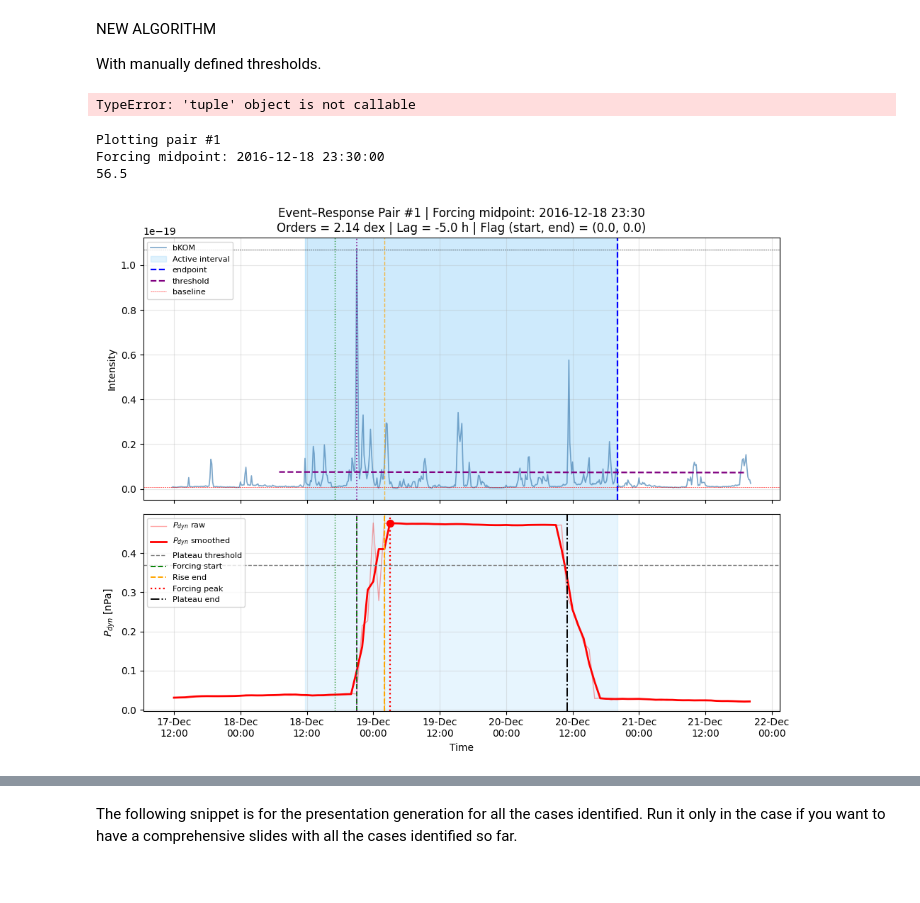
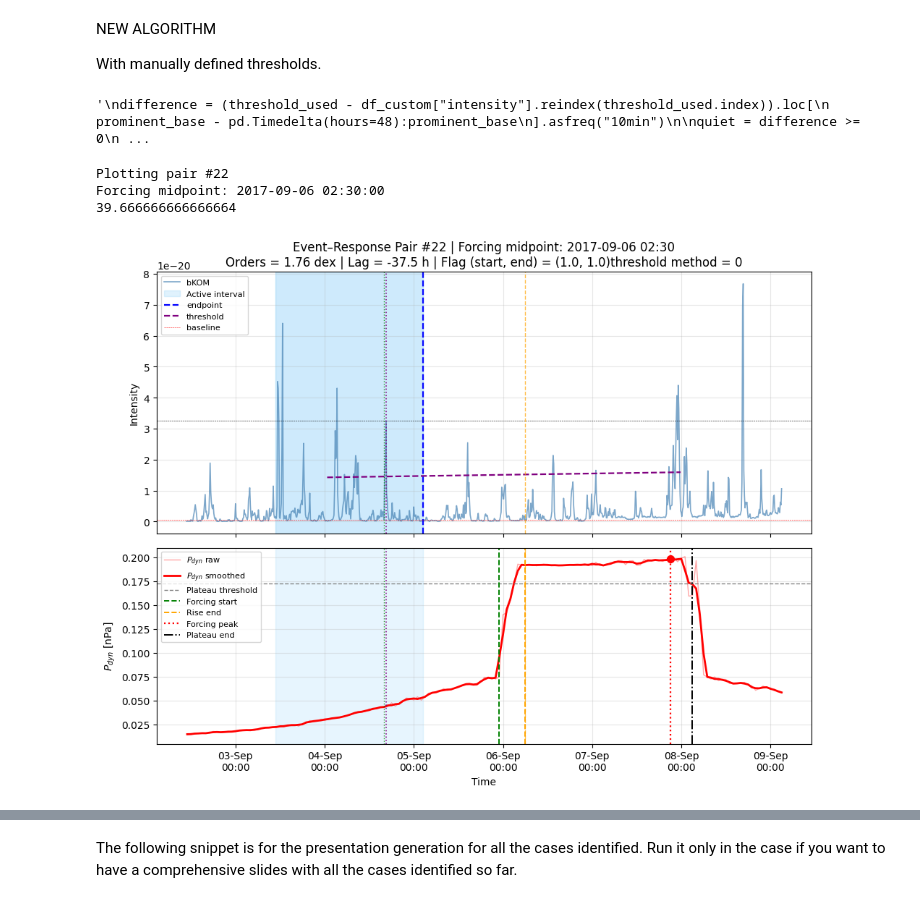
Before and after one commit to Kartav33/ERICA-JS, a Jupyter notebook: 02_event_detection.ipynb, the cells around one changed output, grey strips where cells are left out. Cells and saved outputs as stored; diff of their text form; code cells hidden in the pictures.

```diff
--- a/02_event_detection.ipynb
+++ b/02_event_detection.ipynb
@@ -300,8 +282,11 @@ NEW ALGORITHM
 
 With manually defined thresholds.
 # %%
+from scipy.signal import *
+
 # bKOM response search
 BKOM_SEARCH_WINDOW = 36       # ± hours around P_dyn event midpoint
 BASE_SEARCH_WINDOW = 10       # Search up to 10 hours equivalent to one jovian rotation before the peak
 
-%run ./02_a_baseline.ipynb
+# Second layer variables
+rotation_hr = 9.925
@@ -533,12 +520,31 @@ if not df_bkom.empty:
     df_bkom = df_bkom.set_index("forcing_midpoint")
 
 #print(df_bkom)
+# %%
+'''
+difference = (threshold_used - df_custom["intensity"].reindex(threshold_used.index)).loc[
+    prominent_base - pd.Timedelta(hours=48):prominent_base
+].asfreq("10min")
+
+quiet = difference >= 0
+
+runs = quiet.ne(quiet.shift()).cumsum()
+quiet_lengths = quiet.groupby(runs).sum()
+
+print("Samples:", len(difference))
+print("Earlier active samples:", (difference < 0).sum())
+print("Longest quiet run (samples):", quiet_lengths.max())
+print("Required quiet samples:", 60)
+print("First available timestamp:", difference.index.min())
+print("Prominent base:", prominent_base)'''
+# %% [output]
+'\ndifference = (threshold_used - df_custom["intensity"].reindex(threshold_used.index)).loc[\n    prominent_base - pd.Timedelta(hours=48):prominent_base\n].asfreq("10min")\n\nquiet = difference >= 0\n ...
 # %%
-df_bkom.head()
+#df_bkom.shape
+#df_bkom.head()
+#df_bkom["LULU_envelope"]
-# %% [output]
-TypeError: 'tuple' object is not callable
 # %%
-PAIR_NUMBER = 1
+PAIR_NUMBER = 22
 # %%
 # EVENT–RESPONSE PAIR DIAGNOSTIC PLOT
 
@@ -631,6 +637,7 @@ ax.set_title(
     #f"Ratio = {row['response_ratio']:.1f}x | "
     f"Lag = {row['lag_hours_peak']:.1f} h | "
     f"Flag (start, end) = ({row['start_flag']:.1f}, {row['end_flag']:.1f})"
+    f"threshold method = {row['threshold_flag']}"
     #f"Active duration = {row['active_duration_hr']:.1f} h |"
 )
 ax.legend(fontsize=8, loc="upper left")
@@ -657,34 +664,34 @@ ax.scatter(row["forcing_peak_time"], row["forcing_peak_value"], color="red", s=5
 ax.set_ylabel(r"$P_{dyn}$ [nPa]")
 ax.legend(fontsize=8, loc="upper left")
 ax.grid(alpha=0.3)
 
 
 # -----------------------------------------------------------------------------
 # Shared vertical markers on all panels
 # -----------------------------------------------------------------------------
 
 for ax in axs:
 
     #ax.axvline(row["forcing_start"], color="green", linestyle="--", lw=1, alpha=0.7)
     ax.axvline(row["forcing_rise_end"], color="orange", linestyle="--", lw=1, alpha=0.7)
     #ax.axvline(row["forcing_plateau_end"], color="black", linestyle="-.", lw=1, alpha=0.7)
 
     ax.axvline(row["burst_base"], color="green", linestyle=":", lw=1, alpha=0.8)
     ax.axvline(row["burst_peak"], color="purple", linestyle=":", lw=1.2, alpha=0.9)
 
     ax.axvspan(row["active_start"], row["active_end"], color="lightskyblue", alpha=0.2)
 
 # -----------------------------------------------------------------------------
 # X-axis formatting
 # -----------------------------------------------------------------------------
 #axs[0].set_yscale("log")
 axs[-1].set_xlabel("Time")
 axs[-1].xaxis.set_major_formatter(mdates.DateFormatter("%d-%b\n%H:%M"))
 #axs[0].set_yscale('log')
 plt.tight_layout()
 plt.show()
 # %% [output]
-Plotting pair #1
-Forcing midpoint: 2016-12-18 23:30:00
-56.5
+Plotting pair #22
+Forcing midpoint: 2017-09-06 02:30:00
+39.666666666666664
-[figure, old version]
+[figure, new version]
```
Also changed, not shown: parts of 5 cells of this notebook, 2 other files.
